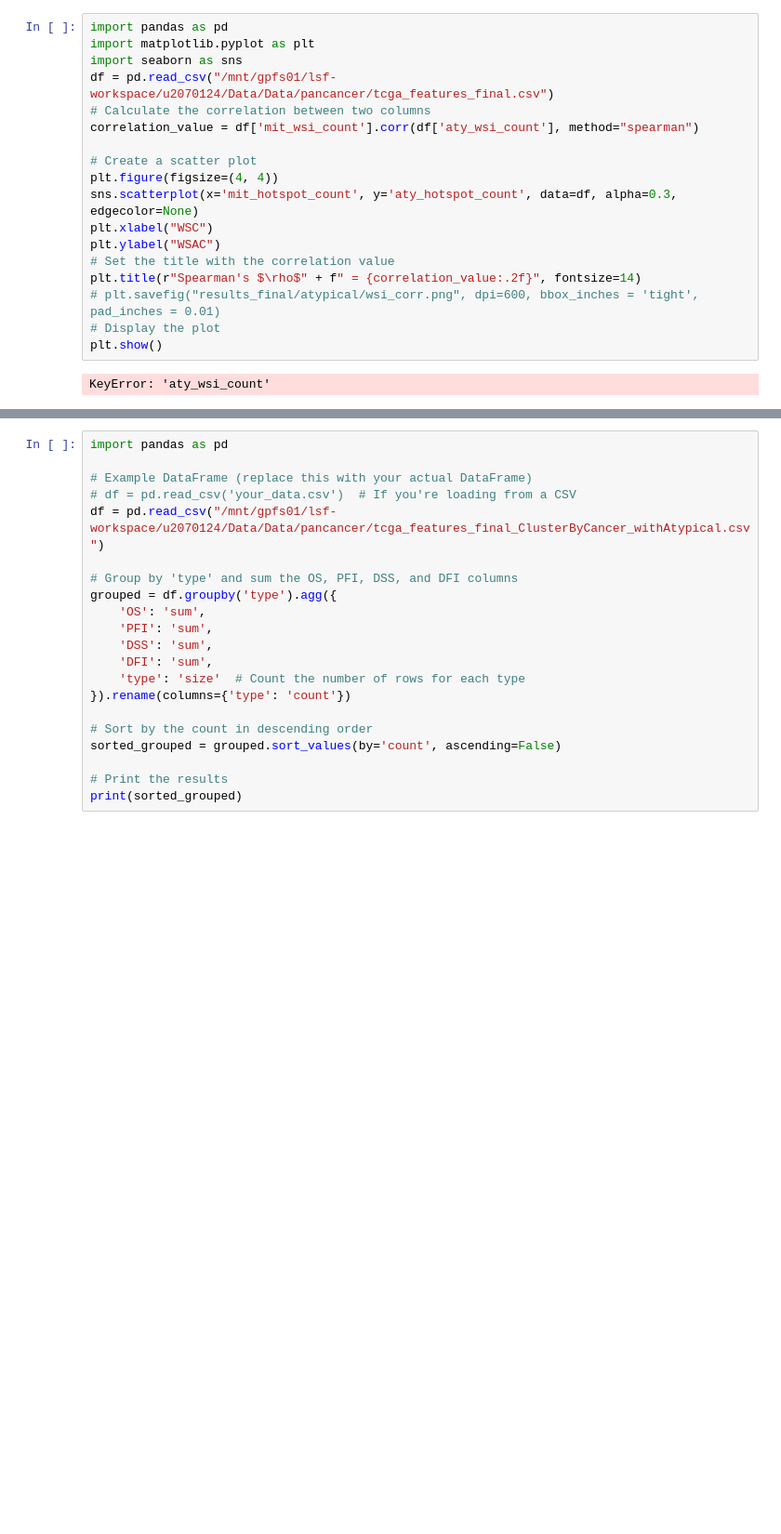
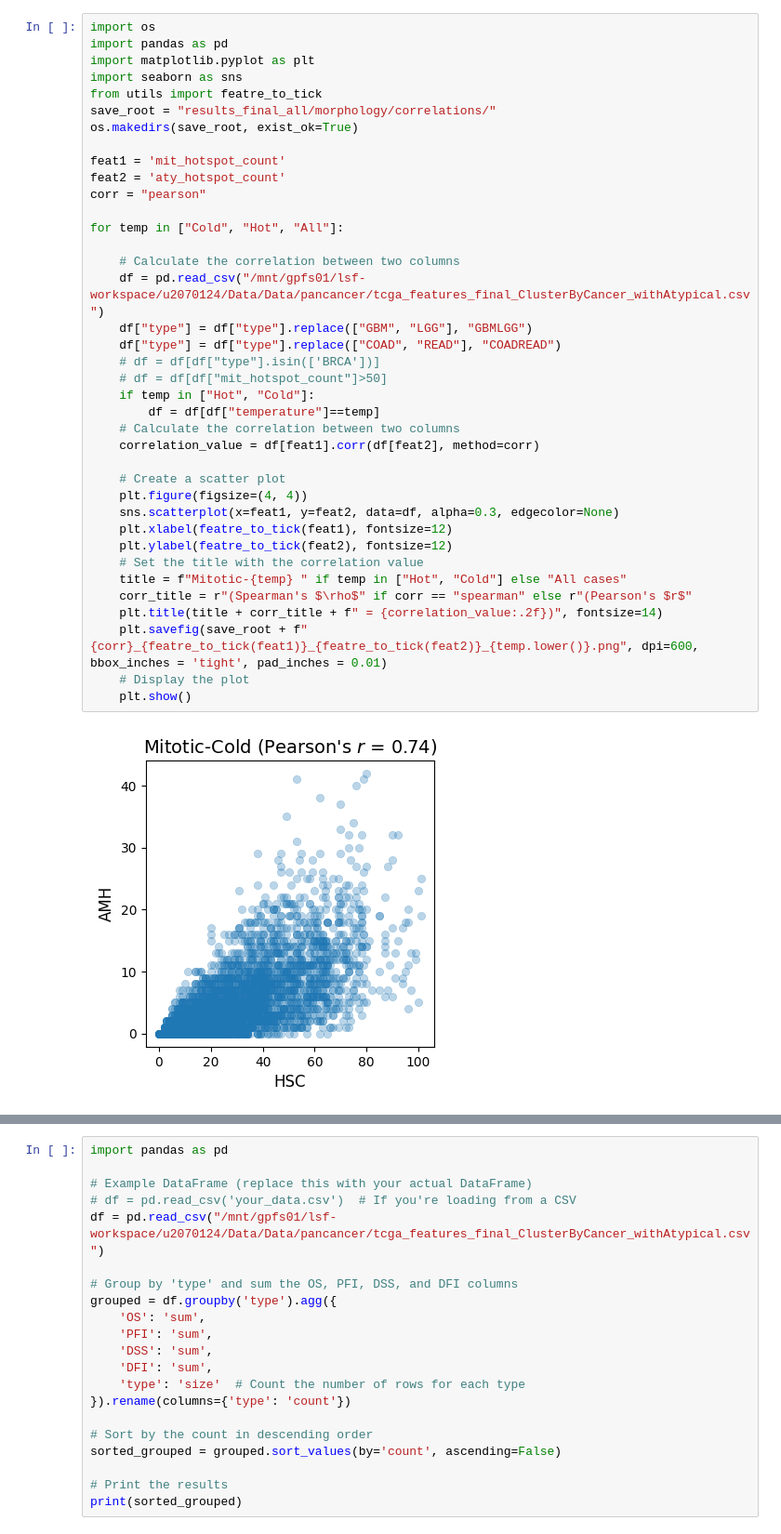
Before and after one commit to mostafajahanifar/pacman, a Jupyter notebook: playground_finding_mitotic_hot.ipynb, the cells around one changed output, grey strips where cells are left out. Shown: that part at 93% size. Saved outputs shown, nothing was run; the diff lists cells and outputs as text; blank space fills up the shorter version.

```diff
--- a/playground_finding_mitotic_hot.ipynb
+++ b/playground_finding_mitotic_hot.ipynb
@@ -1,20 +1,40 @@
 # %%
+import os
 import pandas as pd
 import matplotlib.pyplot as plt
 import seaborn as sns
-df = pd.read_csv("/mnt/gpfs01/lsf-workspace/u2070124/Data/Data/pancancer/tcga_features_final.csv")
-# Calculate the correlation between two columns
-correlation_value = df['mit_wsi_count'].corr(df['aty_wsi_count'], method="spearman")
+from utils import featre_to_tick
+save_root = "results_final_all/morphology/correlations/"
+os.makedirs(save_root, exist_ok=True)
 
-# Create a scatter plot
-plt.figure(figsize=(4, 4))
-sns.scatterplot(x='mit_hotspot_count', y='aty_hotspot_count', data=df, alpha=0.3, edgecolor=None)
-plt.xlabel("WSC")
-plt.ylabel("WSAC")
-# Set the title with the correlation value
-plt.title(r"Spearman's $\rho$" + f" = {correlation_value:.2f}", fontsize=14)
-# plt.savefig("results_final/atypical/wsi_corr.png", dpi=600, bbox_inches = 'tight', pad_inches = 0.01)
-# Display the plot
-plt.show()
+feat1 = 'mit_hotspot_count'
+feat2 = 'aty_hotspot_count'
+corr = "pearson"
+
+for temp in ["Cold", "Hot", "All"]:
+
+    # Calculate the correlation between two columns
+    df = pd.read_csv("/mnt/gpfs01/lsf-workspace/u2070124/Data/Data/pancancer/tcga_features_final_ClusterByCancer_withAtypical.csv")
+    df["type"] = df["type"].replace(["GBM", "LGG"], "GBMLGG")
+    df["type"] = df["type"].replace(["COAD", "READ"], "COADREAD")
+    # df = df[df["type"].isin(['BRCA'])]
+    # df = df[df["mit_hotspot_count"]>50]
+    if temp in ["Hot", "Cold"]:
+        df = df[df["temperature"]==temp]
+    # Calculate the correlation between two columns
+    correlation_value = df[feat1].corr(df[feat2], method=corr)
+
+    # Create a scatter plot
+    plt.figure(figsize=(4, 4))
+    sns.scatterplot(x=feat1, y=feat2, data=df, alpha=0.3, edgecolor=None)
+    plt.xlabel(featre_to_tick(feat1), fontsize=12)
+    plt.ylabel(featre_to_tick(feat2), fontsize=12)
+    # Set the title with the correlation value
+    title = f"Mitotic-{temp} " if temp in ["Hot", "Cold"] else "All cases"
+    corr_title = r"(Spearman's $\rho$" if corr == "spearman" else r"(Pearson's $r$"
+    plt.title(title + corr_title + f" = {correlation_value:.2f})", fontsize=14)
+    plt.savefig(save_root + f"{corr}_{featre_to_tick(feat1)}_{featre_to_tick(feat2)}_{temp.lower()}.png", dpi=600, bbox_inches = 'tight', pad_inches = 0.01)
+    # Display the plot
+    plt.show()
 # %% [output]
-KeyError: 'aty_wsi_count'
+[figure, added]
```
Also changed, not shown: parts of 2 cells of this notebook, 2 other files.
